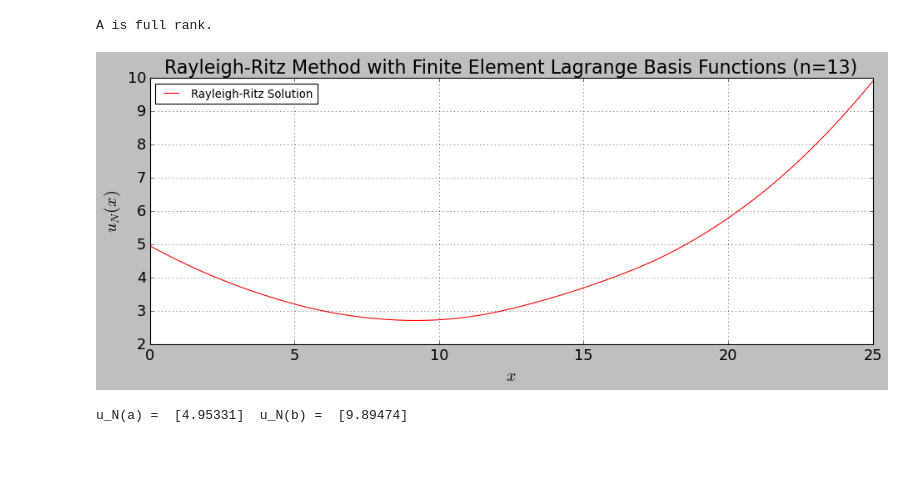
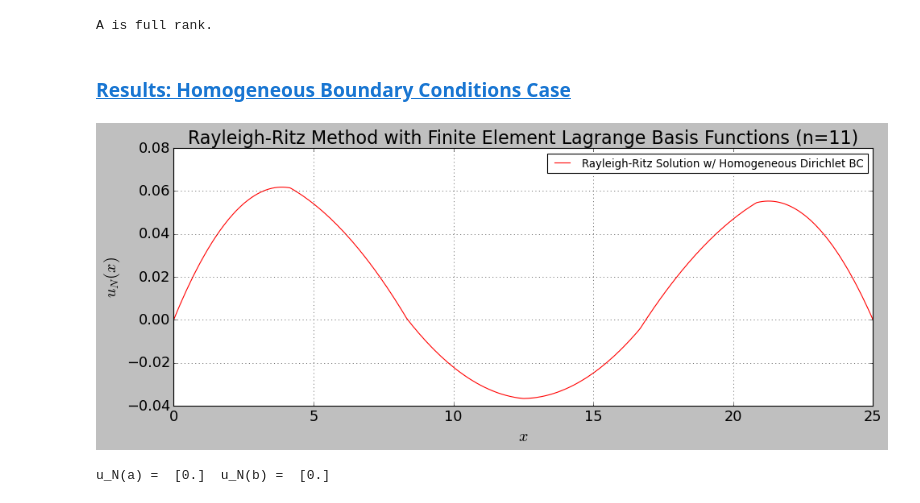
Before and after one commit to dpploy/engy-5330, a Jupyter notebook: notebooks/05b-rayleigh-ritz-fem-lagrange-method.ipynb, the cells around one changed output. Drawn from its saved outputs; the diff is of its cells as text; code cells hidden in the pictures; blank space fills up the shorter version.

```diff
--- a/notebooks/05b-rayleigh-ritz-fem-lagrange-method.ipynb
+++ b/notebooks/05b-rayleigh-ritz-fem-lagrange-method.ipynb
@@ -128,16 +166,14 @@ source_slope.plot(n_plot_pts=200, show_shape_pts=True, title='Source Slope')
 # %%
 '''Build the basis functions'''
 
-x_min = shape_pts[0][0]
-x_max = shape_pts[-1][0]
-
 degree = 2
 n_elem = 6
+
 try:
     from engy_5310.toolkit import FEMBasis
 except ModuleNotFoundError:
     assert False, 'You need to provide your own code here. Bailing out.'
 
-femlb = FEMBasis(degree=degree, n_elem=n_elem, x_min=x_min, x_max=x_max, bc_x_min='', bc_x_max='')
+femlb = FEMBasis(degree=degree, n_elem=n_elem, x_min=x_a, x_max=x_b, bc_x_min='dirichlet', bc_x_max='dirichlet')
 femlb.plot(n_plot_pts=300)
 # %% [output]
@@ -159,14 +195,6 @@ for i,phi_i in enumerate(femlb.basis_func_list):
         s_x_phi_j = lambda x: source_slope.values(x) * phi_j(x)
         (a_ij, _) = femlb.inner_product(s_x_phi_j, phi_i)
         a_mtrx[i,j] += a_ij
-
-#for i,phi_prime_i in enumerate(femlb.basis_func_prime_list):
-#    for j,phi_j in enumerate(femlb.basis_func_list):
-#        a_mtrx[i,j] -= diff_coeff * (phi_j(x_b) * phi_prime_i(x_b) - phi_j(x_a) * phi_prime_i(x_a))
-
-for i,phi_i in enumerate(femlb.basis_func_list):
-    for j,phi_j in enumerate(femlb.basis_func_list):
-        a_mtrx[i,j] += phi_i(x_a) * phi_j(x_a) + phi_i(x_b) * phi_j(x_b)
 # %%
 try:
     from engy_5310.toolkit import matrix_rank
@@ -186,7 +214,6 @@ b_vec = np.zeros(n, dtype=np.float64)
 
 for i, phi_i in enumerate(femlb.basis_func_list):
     (b_vec[i], _) = femlb.inner_product(source_bias, phi_i)
-    b_vec[i] += u_a*phi_i(x_a) + u_b*phi_i(x_b)
 # %%
 '''Compute optimal coefficient vector'''
 
@@ -194,37 +221,39 @@ c_star_vec = np.linalg.solve(a_mtrx, b_vec)
 # %%
 '''Build the best approximation function in V_N'''
 
-def u_star(x_pts):
-    a_mtrx = femlb.evaluation_matrix(x_pts)
+def u_star(x):
+    a_mtrx = femlb.evaluation_matrix(x)
     return a_mtrx@c_star_vec
+# %% [markdown]
+### [Results: Homogeneous Boundary Conditions Case](#toc)<a id="results-homogeneous"></a>
 # %%
 '''Rayleigh Ritz Method with Fourier Basis Functions'''
 
 n_pts = 500
 x = np.linspace(x_a, x_b, n_pts)
 u_values = u_star(x)
 
 import matplotlib.pyplot as plt
 #%matplotlib inline
 #plt.style.use('dark_background')
 plt.figure(1, figsize=(14, 5))
 
-plt.plot(x, u_values, 'r-', label='Rayleigh-Ritz Solution')
+plt.plot(x, u_values, 'r-', label='Rayleigh-Ritz Solution w/ Homogeneous Dirichlet BC')
 
 plt.title(r'Rayleigh-Ritz Method with Finite Element Lagrange Basis Functions (n='+str(len(femlb.basis_func_list))+')', fontsize=20)
 plt.ylabel(r'$u_N(x)$', fontsize=18)
 plt.xlabel(r'$x$', fontsize=18)
 plt.xticks(fontsize=16)
 plt.yticks(fontsize=16)
 plt.legend(loc='best',fontsize=12)
 plt.grid(True)
 plt.show()
 # %% [output]
-[figure, old version]
+[figure, new version]
 # %%
-'''Approximation evaluated at the boundaries'''
+'''Rayleigh-Ritz solution evaluated at the boundaries'''
 
 np.set_printoptions(precision=5)
 print('u_N(a) = ',u_star(x_a), ' u_N(b) = ',u_star(x_b))
 # %% [output]
-u_N(a) =  [4.95331]  u_N(b) =  [9.89474]
+u_N(a) =  [0.]  u_N(b) =  [0.]
```
Also changed, not shown: parts of 32 cells of this notebook, 1 other file.
